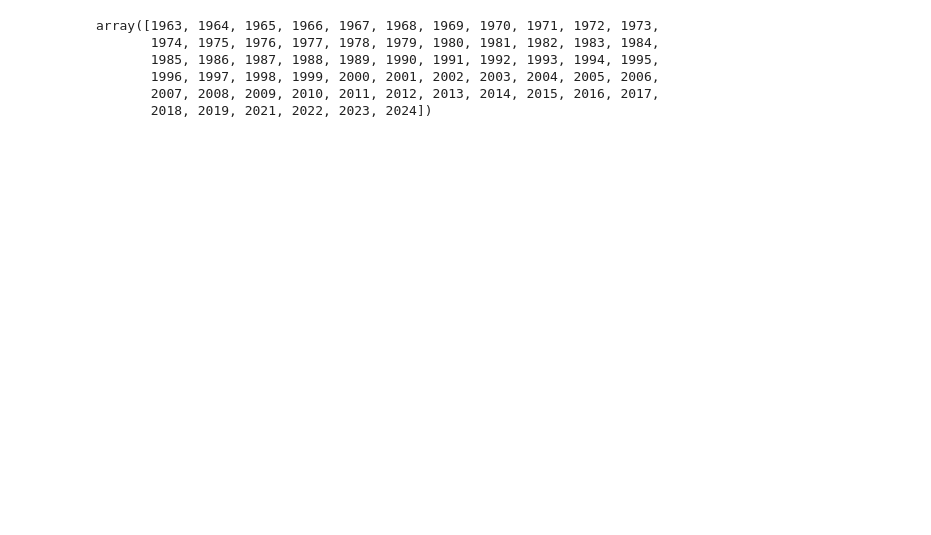
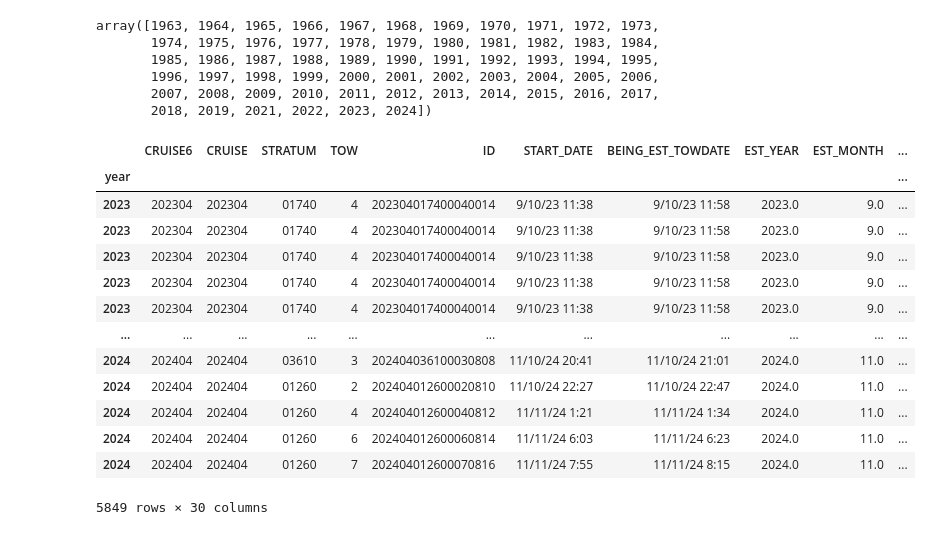
Before and after one commit to oceanhackweek/ohw25_proj_fishpace, a Jupyter notebook: contributor_folders/sam/NEFSC_Fall.ipynb, the cells around one changed output. Cells and saved outputs as stored; diff of their text form; code cells hidden in the pictures; blank space fills up the shorter version.

Commit message:
updated fall dates with all spp

```diff
--- a/contributor_folders/sam/NEFSC_Fall.ipynb
+++ b/contributor_folders/sam/NEFSC_Fall.ipynb
@@ -68,3 +68,20 @@ array([1963, 1964, 1965, 1966, 1967, 1968, 1969, 1970, 1971, 1972, 1973,
 drops = np.arange(1963,2023)
 df2 = nefsc_full.set_index('year')
 nefsc = df2.drop(drops, errors='ignore')
+# %%
+nefsc
+# %% [output]
+|  | CRUISE6 | CRUISE | STRATUM | TOW | ID | START_DATE | BEING_EST_TOWDATE | EST_YEAR | EST_MONTH | ... |
+| year |  |  |  |  |  |  |  |  |  | ... |
+| 2023 | 202304 | 202304 | 01740 | 4 | 202304017400040014 | 9/10/23 11:38 | 9/10/23 11:58 | 2023.0 | 9.0 | ... |
+| 2023 | 202304 | 202304 | 01740 | 4 | 202304017400040014 | 9/10/23 11:38 | 9/10/23 11:58 | 2023.0 | 9.0 | ... |
+| 2023 | 202304 | 202304 | 01740 | 4 | 202304017400040014 | 9/10/23 11:38 | 9/10/23 11:58 | 2023.0 | 9.0 | ... |
+| 2023 | 202304 | 202304 | 01740 | 4 | 202304017400040014 | 9/10/23 11:38 | 9/10/23 11:58 | 2023.0 | 9.0 | ... |
+| 2023 | 202304 | 202304 | 01740 | 4 | 202304017400040014 | 9/10/23 11:38 | 9/10/23 11:58 | 2023.0 | 9.0 | ... |
+| ... | ... | ... | ... | ... | ... | ... | ... | ... | ... | ... |
+| 2024 | 202404 | 202404 | 03610 | 3 | 202404036100030808 | 11/10/24 20:41 | 11/10/24 21:01 | 2024.0 | 11.0 | ... |
+| 2024 | 202404 | 202404 | 01260 | 2 | 202404012600020810 | 11/10/24 22:27 | 11/10/24 22:47 | 2024.0 | 11.0 | ... |
+| 2024 | 202404 | 202404 | 01260 | 4 | 202404012600040812 | 11/11/24 1:21 | 11/11/24 1:34 | 2024.0 | 11.0 | ... |
+| 2024 | 202404 | 202404 | 01260 | 6 | 202404012600060814 | 11/11/24 6:03 | 11/11/24 6:23 | 2024.0 | 11.0 | ... |
+| 2024 | 202404 | 202404 | 01260 | 7 | 202404012600070816 | 11/11/24 7:55 | 11/11/24 8:15 | 2024.0 | 11.0 | ... |
+5849 rows × 30 columns
```
Also changed, not shown: parts of 15 cells of this notebook, 1 other file.
